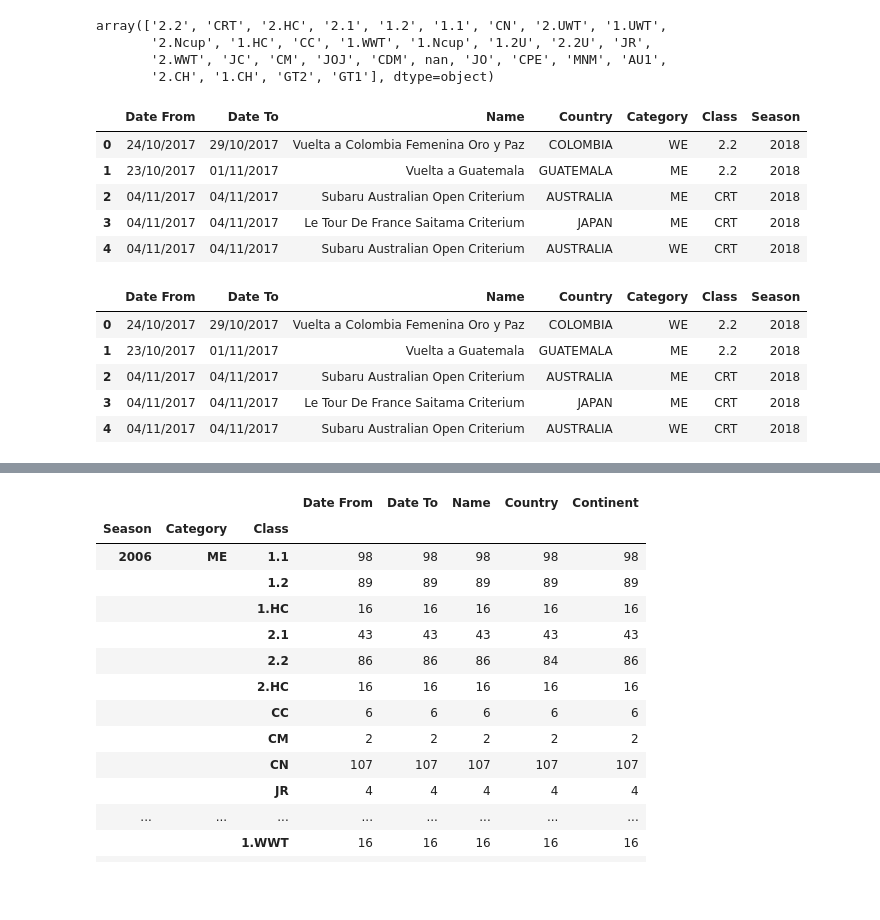
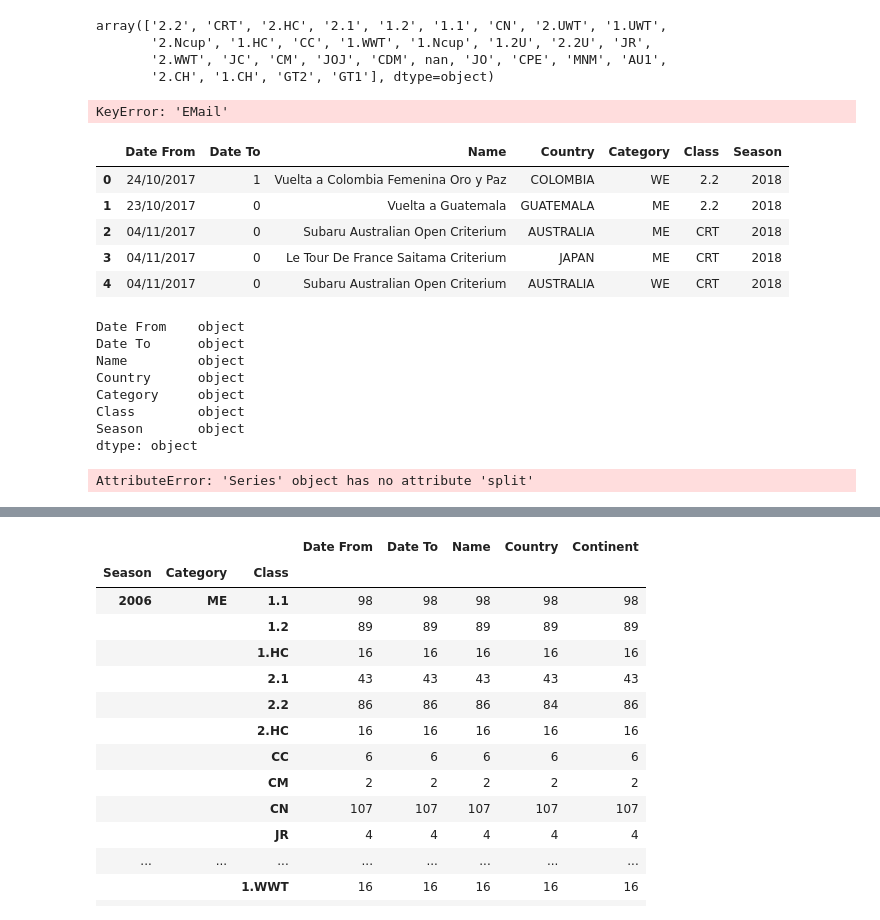
Before and after one commit to lweislo/cycling-project, a Jupyter notebook: UCI-Calendars.ipynb, the cells around one changed output, grey strips where cells are left out. Cells and saved outputs as stored; diff of their text form; code cells hidden in the pictures; blank space fills up the shorter version.

```diff
--- a/UCI-Calendars.ipynb
+++ b/UCI-Calendars.ipynb
@@ -68,27 +69,40 @@ del all_data['EMail']
 del all_data['WebSite']
 del all_data['Calendar']
 del all_data['Venue']
+all_data.rename[{'Date From': 'Start_Date', 'Date To': 'End_Date'}]
 all_data.head()
 # %% [output]
-|  | Date From | Date To | Name | Country | Category | Class | Season |
-| 0 | 24/10/2017 | 29/10/2017 | Vuelta a Colombia Femenina Oro y Paz | COLOMBIA | WE | 2.2 | 2018 |
-| 1 | 23/10/2017 | 01/11/2017 | Vuelta a Guatemala | GUATEMALA | ME | 2.2 | 2018 |
-| 2 | 04/11/2017 | 04/11/2017 | Subaru Australian Open Criterium | AUSTRALIA | ME | CRT | 2018 |
-| 3 | 04/11/2017 | 04/11/2017 | Le Tour De France Saitama Criterium | JAPAN | ME | CRT | 2018 |
-| 4 | 04/11/2017 | 04/11/2017 | Subaru Australian Open Criterium | AUSTRALIA | WE | CRT | 2018 |
+KeyError: 'EMail'
+# %%
+#Need to reformat the dates
+
+all_data['Date To'] = all_data['Date To'].apply(lambda x: pd.to_datetime(x).strftime('%m/%d/%Y')[0])
+all_data.head()
+# %% [output]
+|  | Date From | Date To | Name | Country | Category | Class | Season |
+| 0 | 24/10/2017 | 1 | Vuelta a Colombia Femenina Oro y Paz | COLOMBIA | WE | 2.2 | 2018 |
+| 1 | 23/10/2017 | 0 | Vuelta a Guatemala | GUATEMALA | ME | 2.2 | 2018 |
+| 2 | 04/11/2017 | 0 | Subaru Australian Open Criterium | AUSTRALIA | ME | CRT | 2018 |
+| 3 | 04/11/2017 | 0 | Le Tour De France Saitama Criterium | JAPAN | ME | CRT | 2018 |
+| 4 | 04/11/2017 | 0 | Subaru Australian Open Criterium | AUSTRALIA | WE | CRT | 2018 |
 # %%
 for x in ['CC', 'CM', 'CN']:
     row = (all_data.loc[all_data['Class'] == x]).sort_values(by='Season', ascending=0).iloc[0]
 label = row.name
-base_df = all_data.drop(label)
-base_df.head()
+non_championships_df = all_data.drop(label)
+
+non_championships_df.reset_index
+#non_championships_df.head()
+non_championships_df.dtypes
 # %% [output]
-|  | Date From | Date To | Name | Country | Category | Class | Season |
-| 0 | 24/10/2017 | 29/10/2017 | Vuelta a Colombia Femenina Oro y Paz | COLOMBIA | WE | 2.2 | 2018 |
-| 1 | 23/10/2017 | 01/11/2017 | Vuelta a Guatemala | GUATEMALA | ME | 2.2 | 2018 |
-| 2 | 04/11/2017 | 04/11/2017 | Subaru Australian Open Criterium | AUSTRALIA | ME | CRT | 2018 |
-| 3 | 04/11/2017 | 04/11/2017 | Le Tour De France Saitama Criterium | JAPAN | ME | CRT | 2018 |
-| 4 | 04/11/2017 | 04/11/2017 | Subaru Australian Open Criterium | AUSTRALIA | WE | CRT | 2018 |
+Date From    object
+Date To      object
+Name         object
+Country      object
+Category     object
+Class        object
+Season       object
+dtype: object
 # %%
 #You can extract the year from the start date, but UCI 'seasons' differ from calendar years
 # for Africa, Asia and Oceania circuits, so when outputting new calendars, add the year as _2XXX before .xlsx
@@ -100,6 +114,15 @@ base_df.head()
 # all_data.to_excel(writer,'Sheet1')
 
 # writer.save()
+# %%
+all_data['Date From'] = all_data.iloc[:, 1]
+# all_data['Date To'].astype('datetime64')
+
+
+# all_data['Race Days'] = all_data['Date To'].astype('datetime64') - all_data['Date From'].astype('datetime64')
+all_data.head()
+# %% [output]
+AttributeError: 'Series' object has no attribute 'split'
 # %%
 #We need to make the dictionary of lists one big dictionary to add the Continents
 
```
Also changed, not shown: parts of 4 cells of this notebook.
